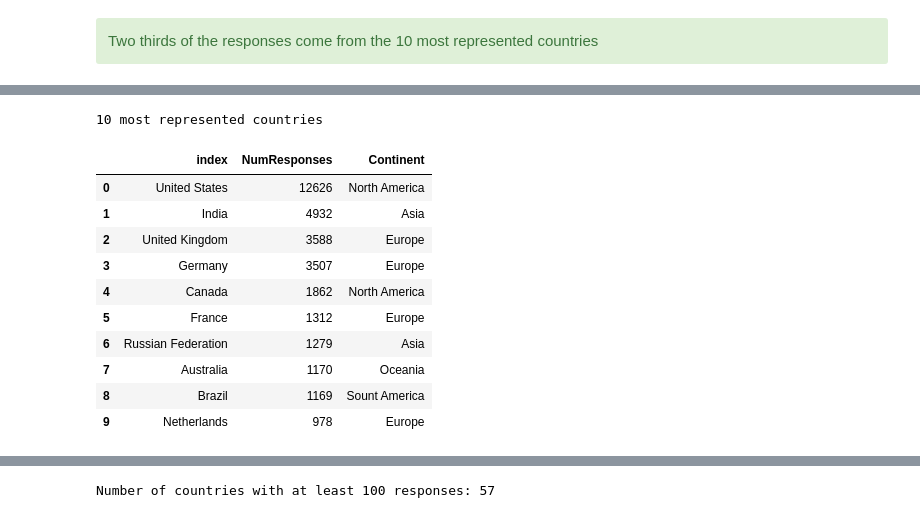
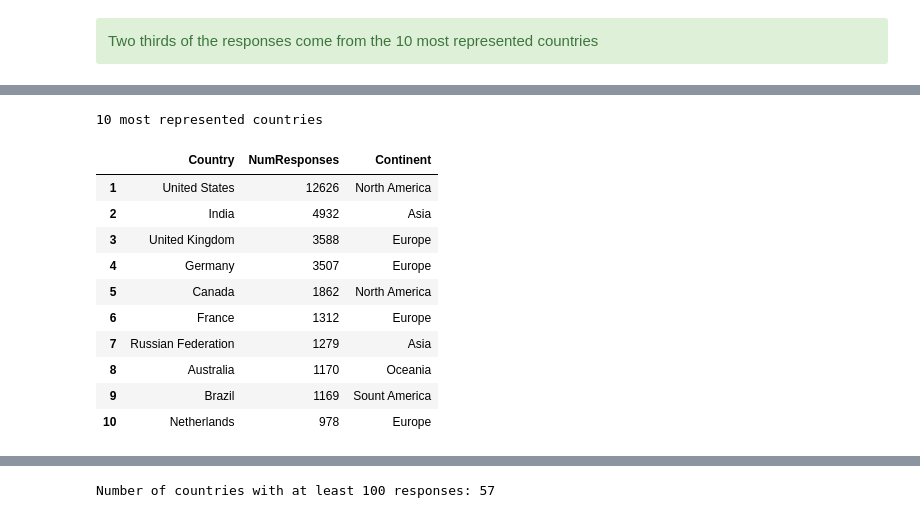
Before and after one commit to nitishvj/Capstone-1-Developers-Survey-Analysis, a Jupyter notebook: Capstone 1.ipynb, the cells around one changed output, grey strips where cells are left out. Drawn from its saved outputs; the diff is of its cells as text; code cells hidden in the pictures.

```diff
--- a/Capstone 1.ipynb
+++ b/Capstone 1.ipynb
@@ -443,15 +461,17 @@ Total responses from 10 most respresented countries: 32423
 # %%
+counts.columns = ['Country', 'NumResponses', 'Continent'];
+counts.index = range(1,len(counts)+1);
 counts.head(10);counts.head(10).style.set_caption("10 most represented countries")
 # %% [output]
 10 most represented countries
-|  | index | NumResponses | Continent |
-| 0 | United States | 12626 | North America |
-| 1 | India | 4932 | Asia |
-| 2 | United Kingdom | 3588 | Europe |
-| 3 | Germany | 3507 | Europe |
-| 4 | Canada | 1862 | North America |
-| 5 | France | 1312 | Europe |
-| 6 | Russian Federation | 1279 | Asia |
-| 7 | Australia | 1170 | Oceania |
-| 8 | Brazil | 1169 | Sount America |
-| 9 | Netherlands | 978 | Europe |
+|  | Country | NumResponses | Continent |
+| 1 | United States | 12626 | North America |
+| 2 | India | 4932 | Asia |
+| 3 | United Kingdom | 3588 | Europe |
+| 4 | Germany | 3507 | Europe |
+| 5 | Canada | 1862 | North America |
+| 6 | France | 1312 | Europe |
+| 7 | Russian Federation | 1279 | Asia |
+| 8 | Australia | 1170 | Oceania |
+| 9 | Brazil | 1169 | Sount America |
+| 10 | Netherlands | 978 | Europe |
```
Also changed, not shown: parts of 41 cells of this notebook.
